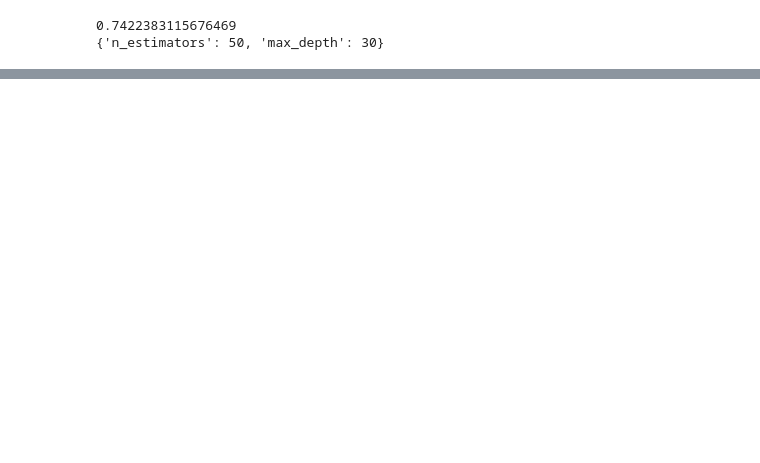
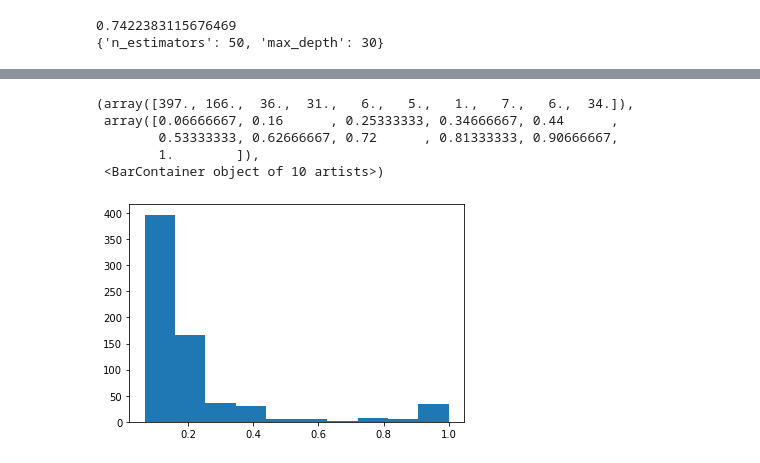
Before and after one commit to nlsschim/Water-Pipe-Project, a Jupyter notebook: scripts/ML_crossval.ipynb, the cells around one changed output, grey strips where cells are left out. Saved outputs shown, nothing was run; the diff lists cells and outputs as text; code cells hidden in the pictures; blank space fills up the shorter version.

```diff
--- a/scripts/ML_crossval.ipynb
+++ b/scripts/ML_crossval.ipynb
@@ -116,0 +277,10 @@ print(best_score)
+# %%
+inds = np.argsort(-pred_prob[:,1])
+plt.hist(pred_prob[inds[:689],1])
+# %% [output]
+(array([397., 166.,  36.,  31.,   6.,   5.,   1.,   7.,   6.,  34.]),
+ array([0.06666667, 0.16      , 0.25333333, 0.34666667, 0.44      ,
+        0.53333333, 0.62666667, 0.72      , 0.81333333, 0.90666667,
+        1.        ]),
+ <BarContainer object of 10 artists>)
+[figure, added]
```
Also changed, not shown: parts of 16 cells of this notebook, 1 other file.
